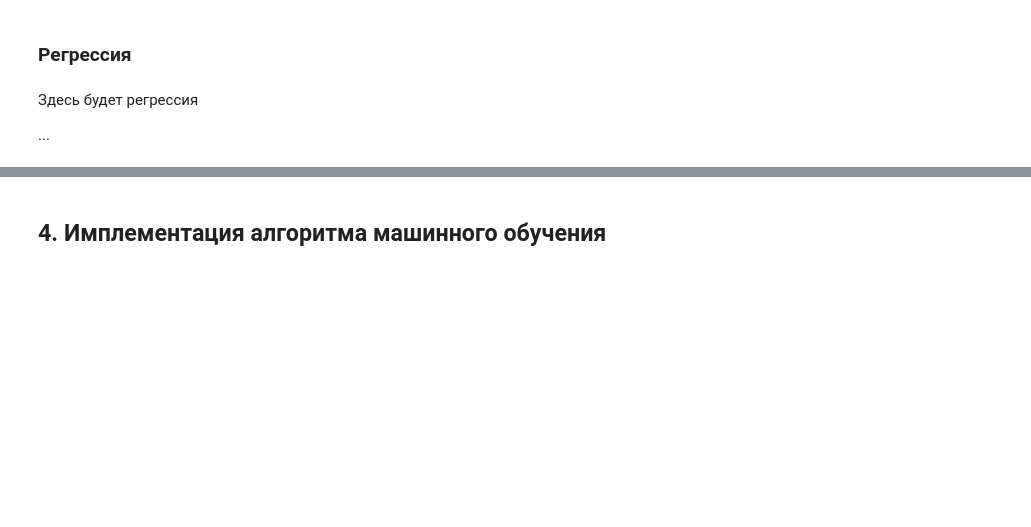
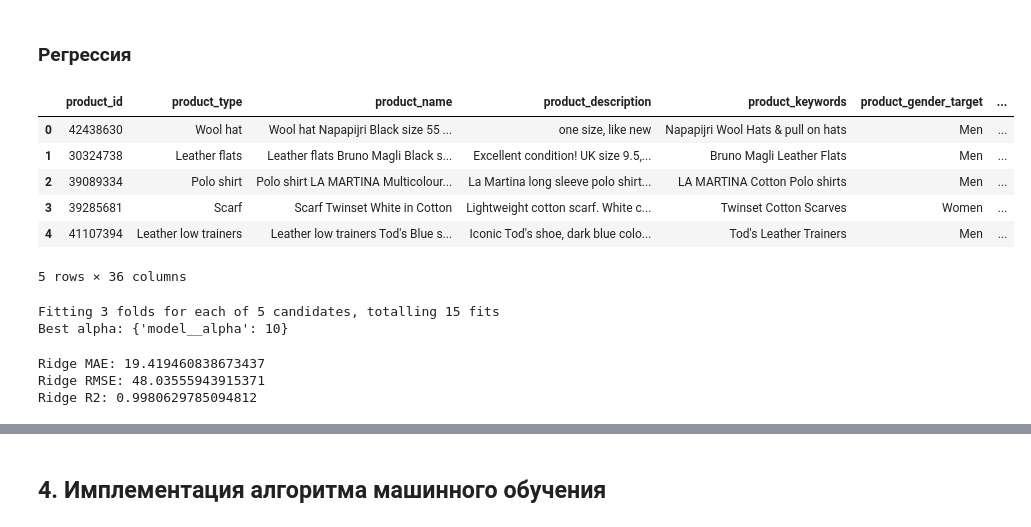
Before and after one commit to TatianaBas/AI-Frameworks, a Jupyter notebook: Lab2.ipynb, the cells around one changed output, grey strips where cells are left out. Drawn from its saved outputs; the diff is of its cells as text; code cells hidden in the pictures; blank space fills up the shorter version.

```diff
--- a/Lab2.ipynb
+++ b/Lab2.ipynb
@@ -726,7 +807,17 @@ weighted avg       0.70      0.70      0.70      4000
 [figure]
 # %% [markdown]
 ### Регрессия
-# %% [markdown]
-Здесь будет регрессия
-
-...
+# %%
+df_reg = pd.read_csv(
+    "vestiaire_20k.csv"
+)
+
+df_reg.head()
+# %% [output]
+|  | product_id | product_type | product_name | product_description | product_keywords | product_gender_target | ... |
+| 0 | 42438630 | Wool hat | Wool hat Napapijri Black size 55 ... | one size, like new | Napapijri Wool Hats & pull on hats | Men | ... |
+| 1 | 30324738 | Leather flats | Leather flats Bruno Magli Black s... | Excellent condition! UK size 9.5,... | Bruno Magli Leather Flats | Men | ... |
+| 2 | 39089334 | Polo shirt | Polo shirt LA MARTINA Multicolour... | La Martina long sleeve polo shirt... | LA MARTINA Cotton Polo shirts | Men | ... |
+| 3 | 39285681 | Scarf | Scarf Twinset White in Cotton | Lightweight cotton scarf. White c... | Twinset Cotton Scarves | Women | ... |
+| 4 | 41107394 | Leather low trainers | Leather low trainers Tod's Blue s... | Iconic Tod's shoe, dark blue colo... | Tod's Leather Trainers | Men | ... |
+5 rows × 36 columns
@@ -732,0 +864,28 @@ weighted avg       0.70      0.70      0.70      4000
+# %%
+grid_ridge = GridSearchCV(
+    estimator=ridge_pipeline,
+    param_grid=param_grid_ridge,
+    cv=3,
+    scoring='neg_mean_absolute_error',
+    n_jobs=-1,
+    verbose=1
+)
+
+grid_ridge.fit(X_train, y_train)
+
+print("Best alpha:", grid_ridge.best_params_)
+# %% [output]
+Fitting 3 folds for each of 5 candidates, totalling 15 fits
+Best alpha: {'model__alpha': 10}
+# %%
+best_ridge = grid_ridge.best_estimator_
+
+y_pred_ridge = best_ridge.predict(X_test)
+
+print("Ridge MAE:", mean_absolute_error(y_test, y_pred_ridge))
+print("Ridge RMSE:", np.sqrt(mean_squared_error(y_test, y_pred_ridge)))
+print("Ridge R2:", r2_score(y_test, y_pred_ridge))
+# %% [output]
+Ridge MAE: 19.419460838673437
+Ridge RMSE: 48.03555943915371
+Ridge R2: 0.9980629785094812
```
Also changed, not shown: parts of 39 cells of this notebook, 1 other file.
